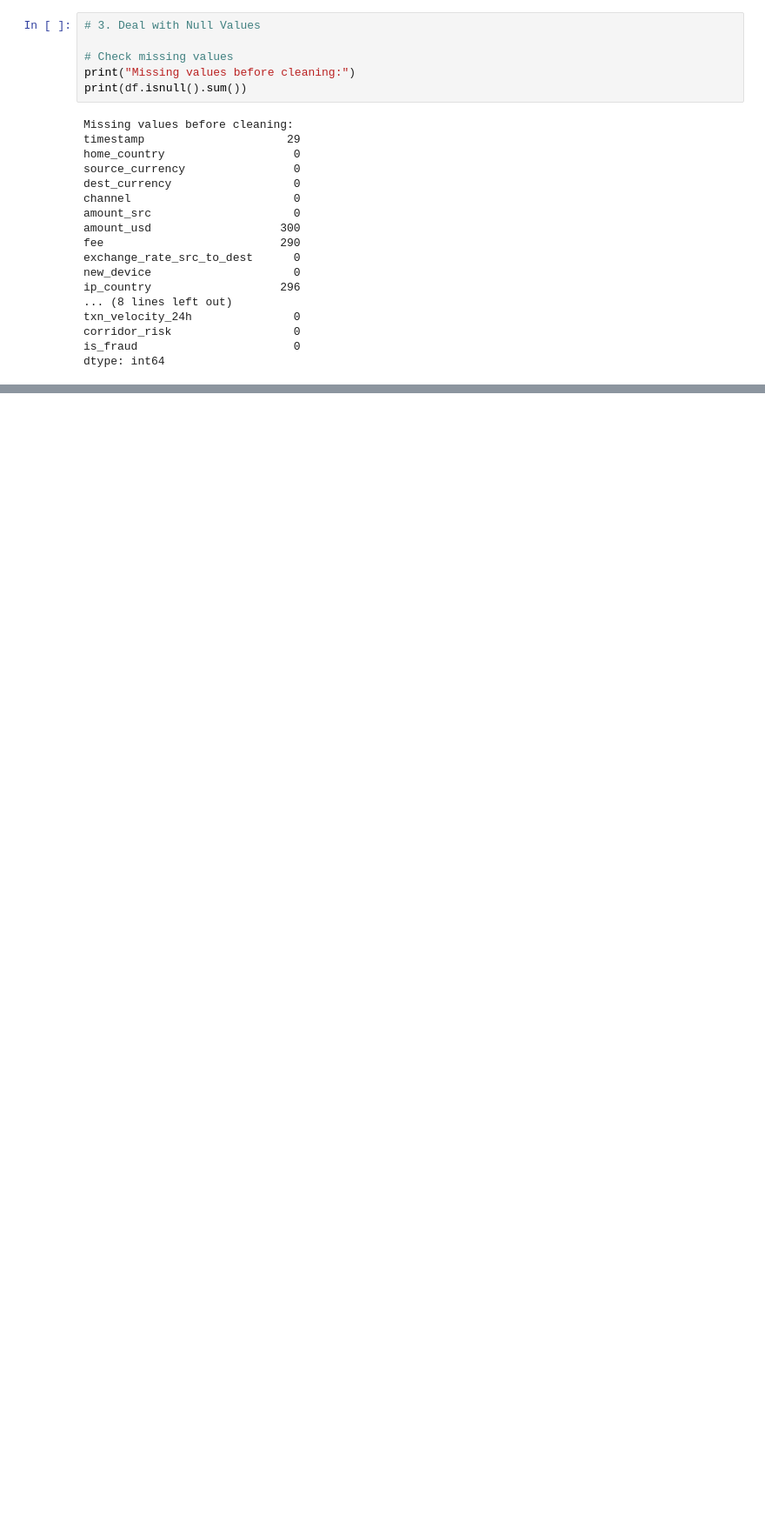
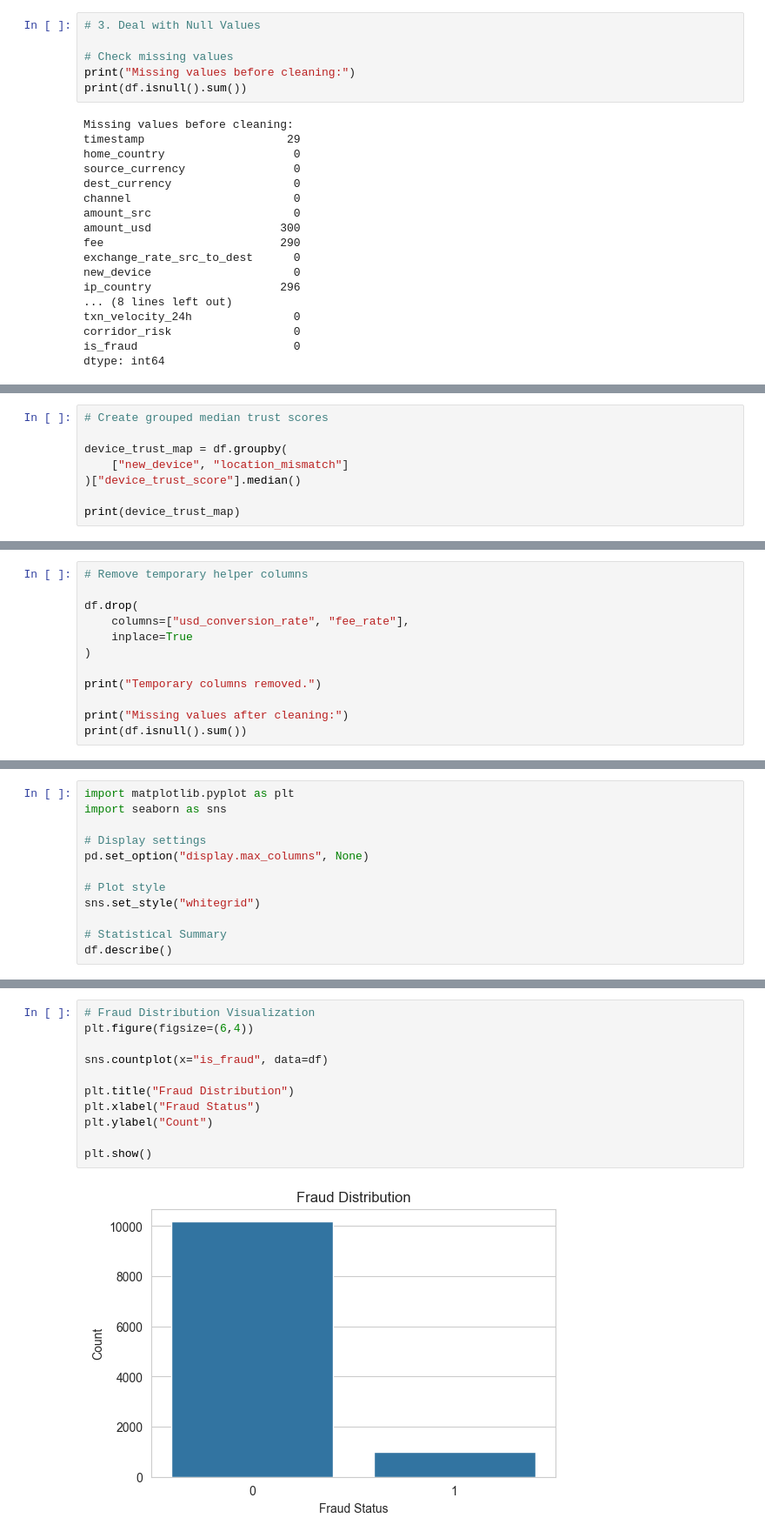
Before and after one commit to esosaomwanghe/Fraud_Detection_Project, a Jupyter notebook: notebook/EDA.ipynb, the cells around one changed output, grey strips where cells are left out. Shown at 87% size. Cells and saved outputs as stored; diff of their text form; blank space fills up the shorter version.

```diff
--- a/notebook/EDA.ipynb
+++ b/notebook/EDA.ipynb
@@ -254,0 +442,8 @@ memory usage: 1.7 MB
+# %%
+# Create grouped median trust scores
+
+device_trust_map = df.groupby(
+    ["new_device", "location_mismatch"]
+)["device_trust_score"].median()
+
+print(device_trust_map)
@@ -254,0 +493,12 @@ memory usage: 1.7 MB
+# %%
+# Remove temporary helper columns
+
+df.drop(
+    columns=["usd_conversion_rate", "fee_rate"],
+    inplace=True
+)
+
+print("Temporary columns removed.")
+
+print("Missing values after cleaning:")
+print(df.isnull().sum())
@@ -254,0 +533,12 @@ memory usage: 1.7 MB
+# %%
+import matplotlib.pyplot as plt
+import seaborn as sns
+
+# Display settings
+pd.set_option("display.max_columns", None)
+
+# Plot style
+sns.set_style("whitegrid")
+
+# Statistical Summary
+df.describe()
@@ -254,0 +575,13 @@ memory usage: 1.7 MB
+# %%
+# Fraud Distribution Visualization
+plt.figure(figsize=(6,4))
+
+sns.countplot(x="is_fraud", data=df)
+
+plt.title("Fraud Distribution")
+plt.xlabel("Fraud Status")
+plt.ylabel("Count")
+
+plt.show()
+# %% [output]
+[figure, added]
```
Also changed, not shown: parts of 74 cells of this notebook.
